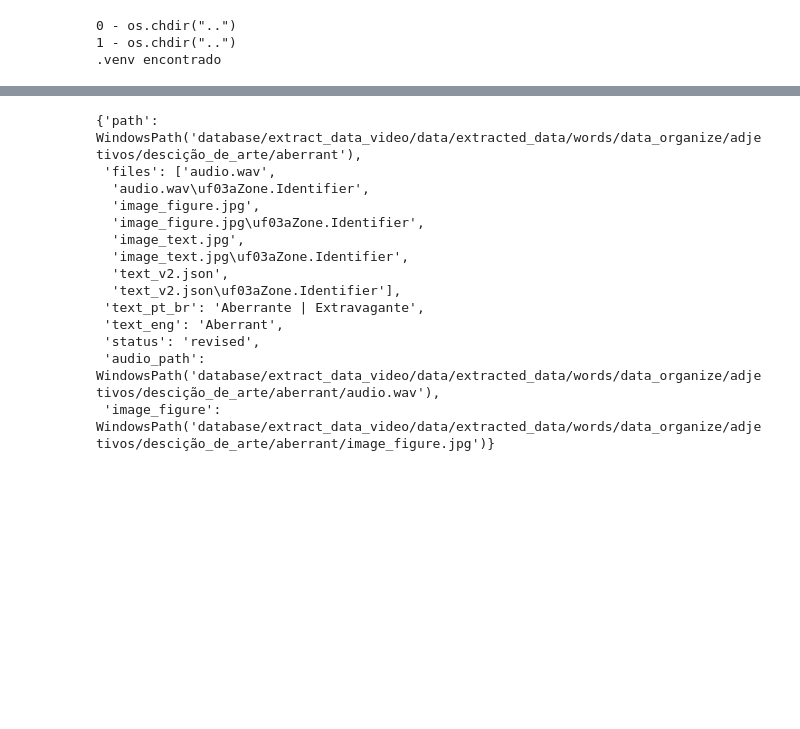
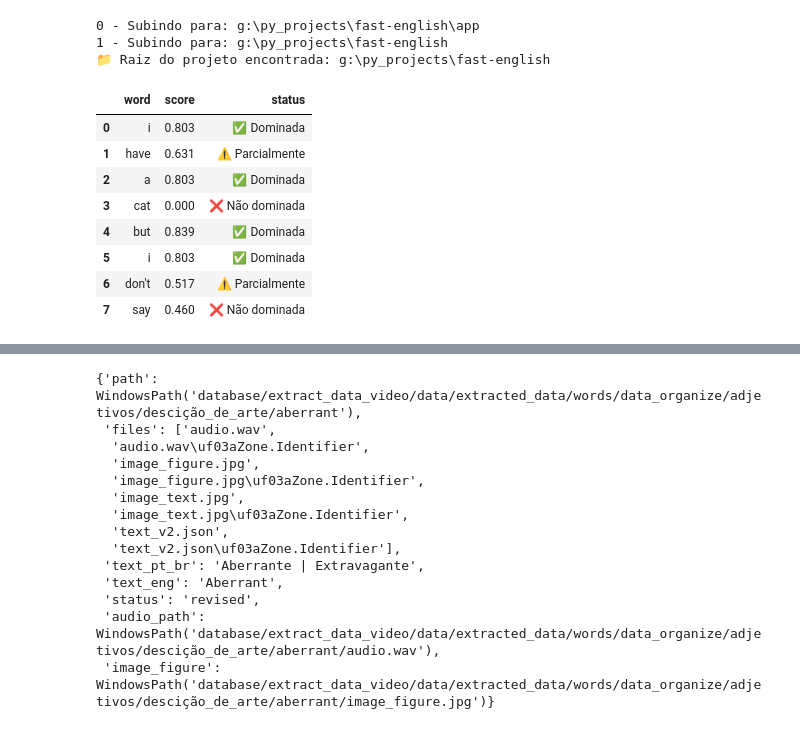
Before and after one commit to GuilhermeBranddao/fast-english, a Jupyter notebook: app/toolkit/test_word_engine.ipynb, the cells around one changed output, grey strips where cells are left out. Cells and saved outputs as stored; diff of their text form; code cells hidden in the pictures; blank space fills up the shorter version.

```diff
--- a/app/toolkit/test_word_engine.ipynb
+++ b/app/toolkit/test_word_engine.ipynb
@@ -1,19 +1,26 @@
-# %%
-import os
-
-for i in  range(10):
-    dir_text = !dir
-    if any([".venv" in text for text in dir_text]):
-        print(".venv encontrado")
-        break
-    else:
-        print(f'{i} - os.chdir("..")')
-        os.chdir("..")
-
-
-%load_ext autoreload
-%autoreload 2
-# %% [output]
-0 - os.chdir("..")
-1 - os.chdir("..")
-.venv encontrado
+# %%
+import os
+from pathlib import Path
+
+# Função para detectar a raiz do projeto com base na presença de ".venv"
+def find_project_root(max_depth=10):
+    current = Path.cwd()
+    for i in range(max_depth):
+        if any((current / name).exists() for name in [".venv", "pyproject.toml", ".git"]):
+            print(f"📁 Raiz do projeto encontrada: {current}")
+            os.chdir(current)
+            return current
+        print(f"{i} - Subindo para: {current.parent}")
+        current = current.parent
+    raise RuntimeError("❌ Raiz do projeto não encontrada.")
+
+# Executa a busca
+project_root = find_project_root()
+
+# Ativa autoreload para desenvolvimento dinâmico
+%load_ext autoreload
+%autoreload 2
+# %% [output]
+0 - Subindo para: g:\py_projects\fast-english\app
+1 - Subindo para: g:\py_projects\fast-english
+📁 Raiz do projeto encontrada: g:\py_projects\fast-english
@@ -19,0 +77,12 @@ for i in  range(10):
+# %%
+df_phrase_mastery
+# %% [output]
+|  | word | score | status |
+| 0 | i | 0.803 | ✅ Dominada |
+| 1 | have | 0.631 | ⚠️ Parcialmente |
+| 2 | a | 0.803 | ✅ Dominada |
+| 3 | cat | 0.000 | ❌ Não dominada |
+| 4 | but | 0.839 | ✅ Dominada |
+| 5 | i | 0.803 | ✅ Dominada |
+| 6 | don't | 0.517 | ⚠️ Parcialmente |
+| 7 | say | 0.460 | ❌ Não dominada |
```
Also changed, not shown: parts of 25 cells of this notebook, 24 other files.
